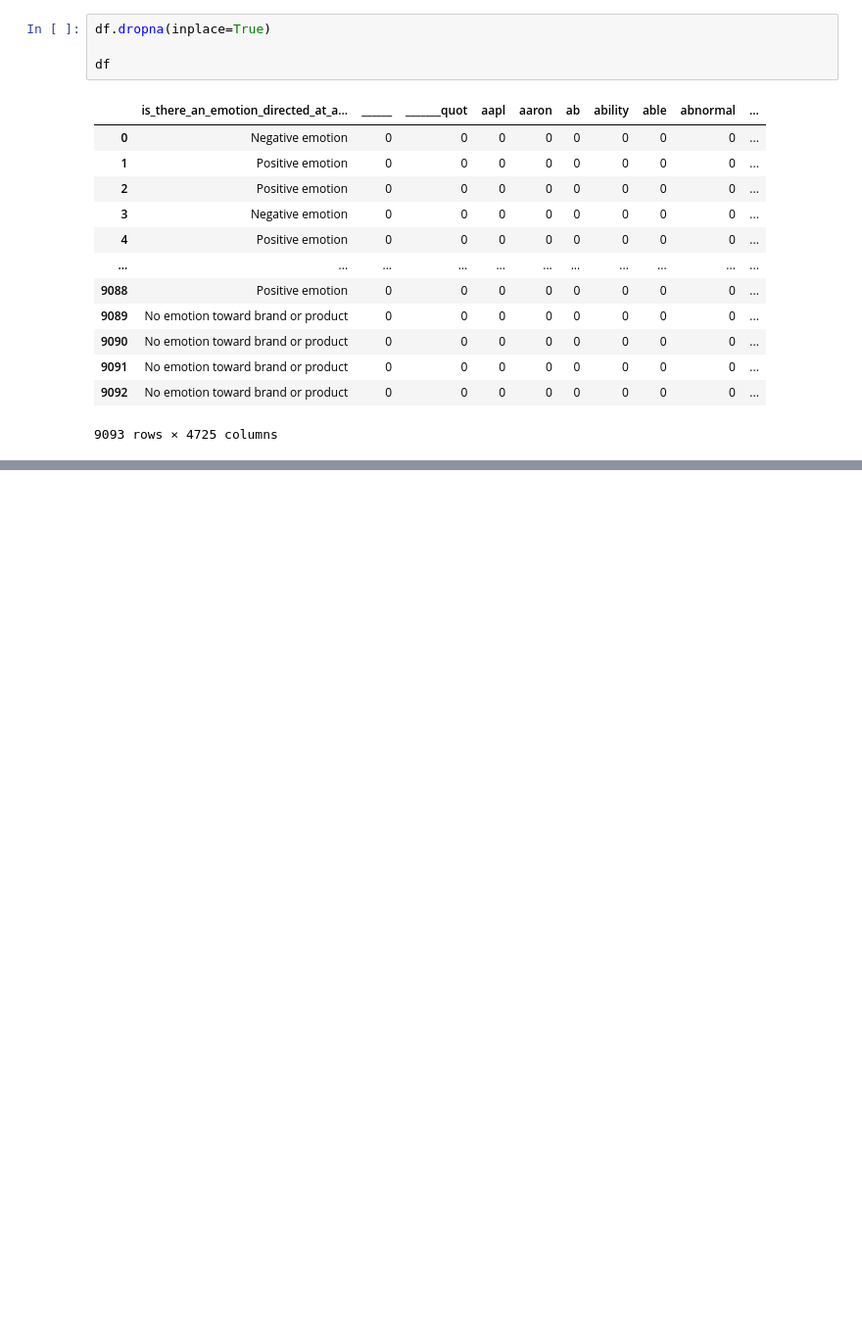
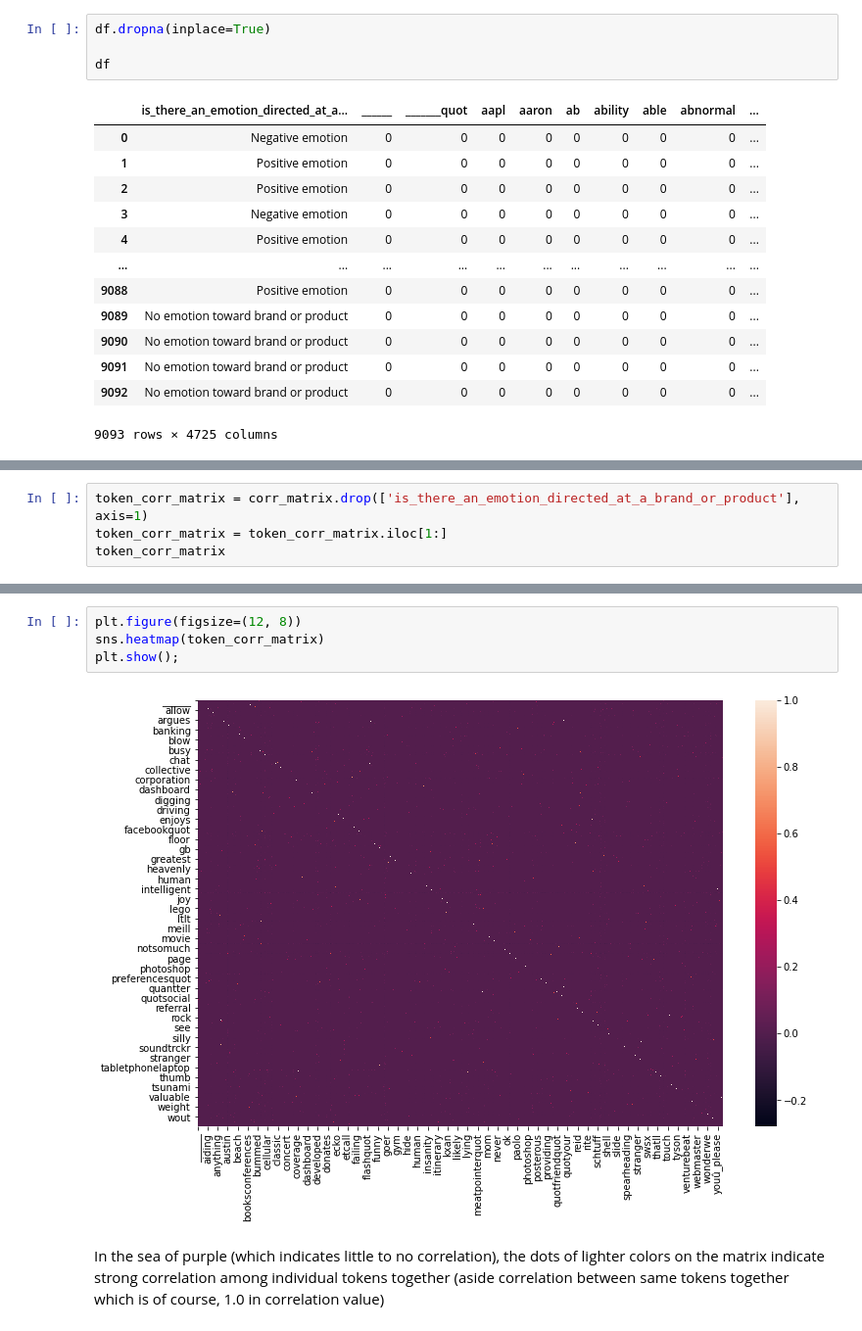
Before and after one commit to joakimTI/GROUP-5-PROJECT, a Jupyter notebook: index.ipynb, the cells around one changed output, grey strips where cells are left out. Shown at 98% size. Drawn from its saved outputs; the diff is of its cells as text; blank space fills up the shorter version.

```diff
--- a/index.ipynb
+++ b/index.ipynb
@@ -525,0 +711,4 @@ df
+# %%
+token_corr_matrix = corr_matrix.drop(['is_there_an_emotion_directed_at_a_brand_or_product'], axis=1)
+token_corr_matrix = token_corr_matrix.iloc[1:]
+token_corr_matrix
@@ -525,0 +729,8 @@ df
+# %%
+plt.figure(figsize=(12, 8))
+sns.heatmap(token_corr_matrix)
+plt.show();
+# %% [output]
+[figure, added]
+# %% [markdown]
+In the sea of purple (which indicates little to no correlation), the dots of lighter colors on the matrix indicate strong correlation among individual tokens together (aside correlation between same tokens together which is of course, 1.0 in correlation value)
```
Also changed, not shown: parts of 37 cells of this notebook.
